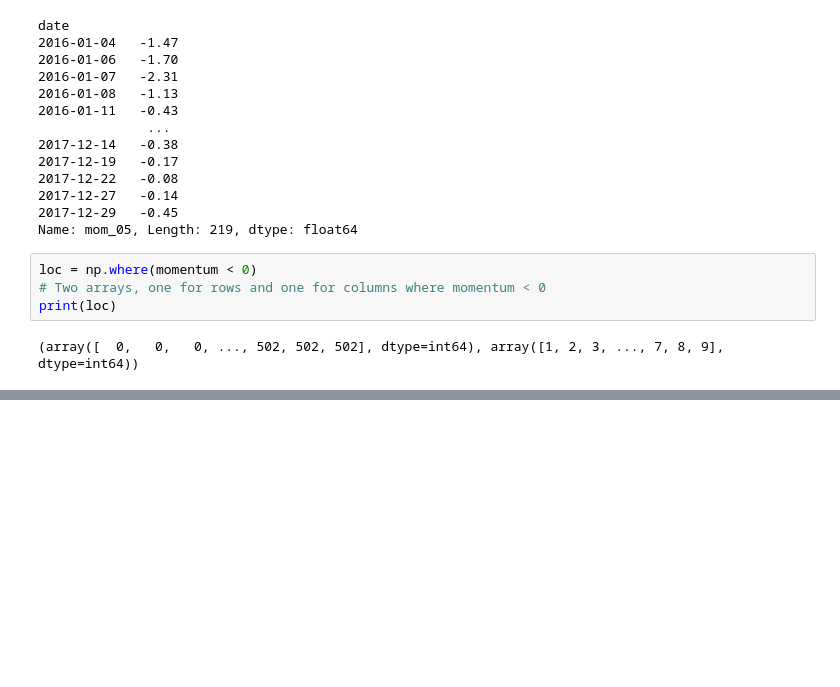
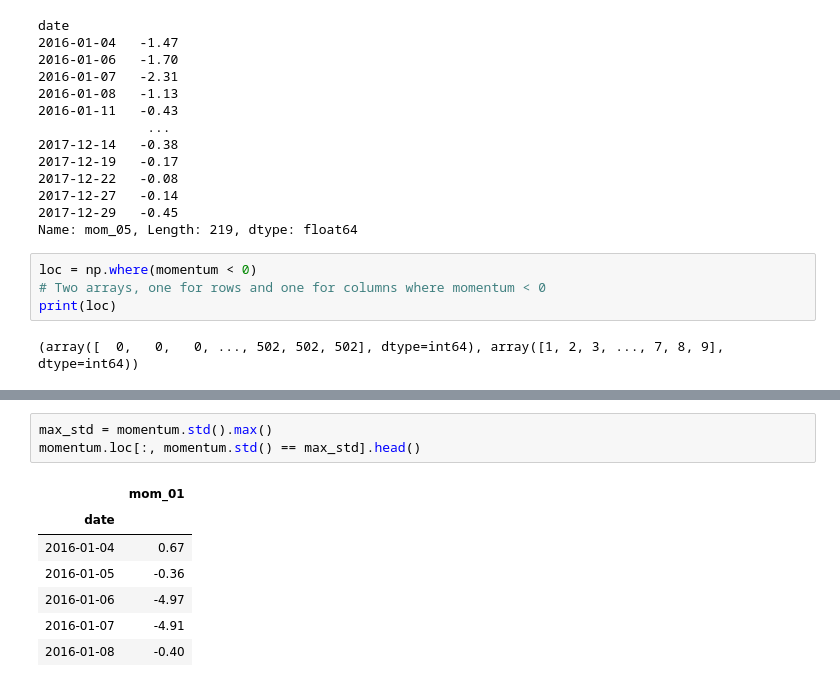
Before and after one commit to bashtage/python-introduction, a Jupyter notebook: solutions/introduction/lesson-16.ipynb, the cells around one changed output, grey strips where cells are left out. Cells and saved outputs as stored; diff of their text form; blank space fills up the shorter version.

```diff
--- a/solutions/introduction/lesson-16.ipynb
+++ b/solutions/introduction/lesson-16.ipynb
@@ -305,0 +308,11 @@ print(loc)
+# %%
+max_std = momentum.std().max()
+momentum.loc[:, momentum.std() == max_std].head()
+# %% [output]
+|  | mom_01 |
+| date |  |
+| 2016-01-04 | 0.67 |
+| 2016-01-05 | -0.36 |
+| 2016-01-06 | -4.97 |
+| 2016-01-07 | -4.91 |
+| 2016-01-08 | -0.40 |
```
Also changed, not shown: parts of 7 cells of this notebook, 32 other files.
